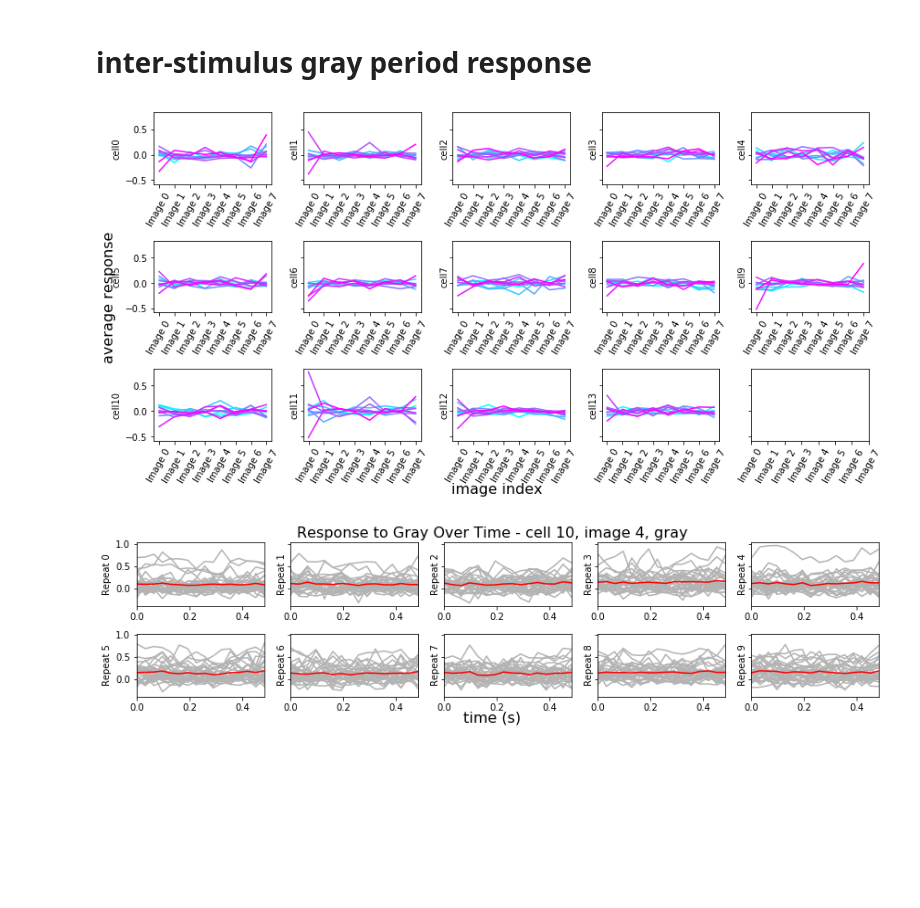
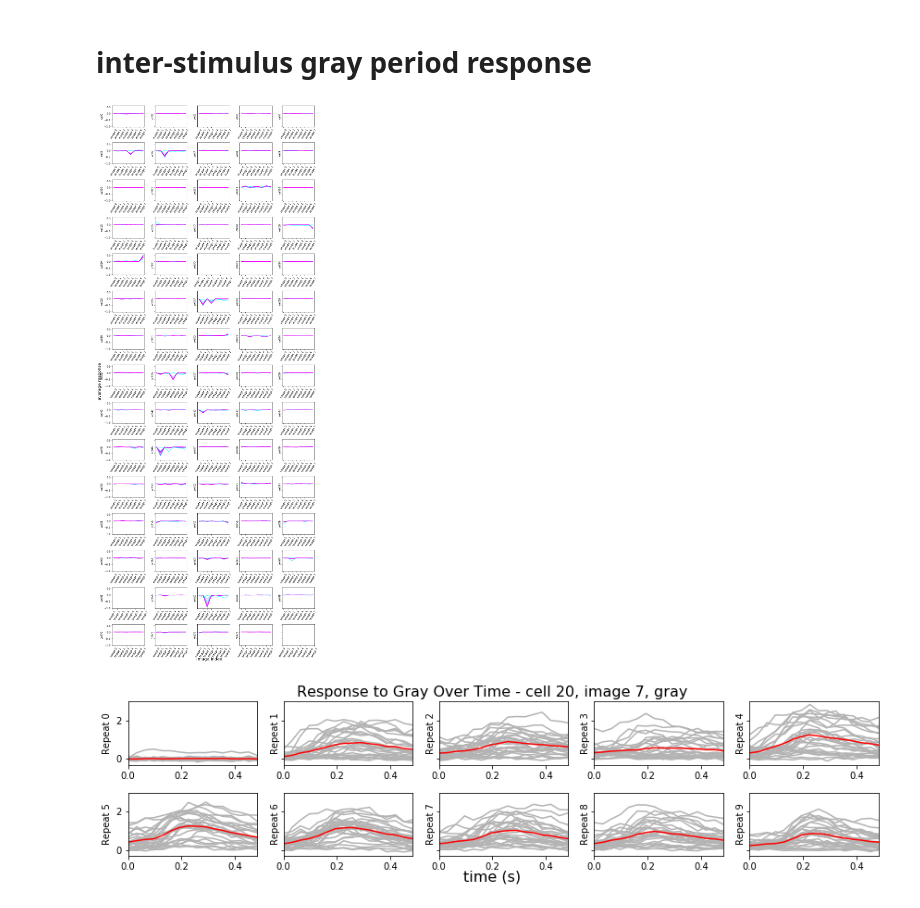
Before and after one commit to hanshuting/swdb_2018_tools, a Jupyter notebook: theory_project/tuning_curve_analysis.ipynb, the cells around one changed output. Cells and saved outputs as stored; diff of their text form; code cells hidden in the pictures; blank space fills up the shorter version.

```diff
--- a/theory_project/tuning_curve_analysis.ipynb
+++ b/theory_project/tuning_curve_analysis.ipynb
@@ -42,8 +41,8 @@ manifest[(manifest['targeted_structure']==targeted_structure) & (manifest['cre_l
 # %% [markdown]
 V1, VIP: experiment_id=695471168, cells are tuned to gray
 # %%
-experiment_id = 661423848
+experiment_id = 648647430
 experiment_container_id = manifest[manifest.experiment_id==experiment_id].experiment_container_id.values[0]
 
 dataset= VisualBehaviorOphysDataset(experiment_id, cache_dir=drive_path)
-dataset.metadata
+# dataset.metadata
@@ -145,10 +153,10 @@ fig.savefig('fig/tuning_curve_flash_' + targeted_structure + '_' + cre_line + '_
 # %%
 cell = 1 # cell index, start from 0
-im = 6 # which image to plot
+im = 0 # which image to plot
 # repeat = 1 # which repeat to plot, start from 0
 
 # get trial data
-im_trials = np.where((trial_len['image']==im_name[im]) & (trial_len['trial_length']>=len_cutoff))[0]
+im_trials = np.where((trial_len['image']==im_name[im]) & (trial_len['trial_length']>len_cutoff))[0]
 trial_rsp_mat = np.zeros([len(im_trials), len_cutoff, int(stim_duration_frame)*2])
 
 for i, trial_block_id in enumerate(im_trials): # loop over trials for the image template
@@ -199,0 +206,14 @@ fig.savefig('fig/cell_response/cell_response_flash_' + targeted_structure + '_'
+# %%
+# plot gain over repeats
+fig, ax = plt.subplots(figsize=[6,3])
+
+ax.errorbar(np.arange(len_cutoff), im_resp_avg[cell,im,:], yerr=im_resp_se[cell,im,:], capsize=3)
+ax.set_xticks(np.arange(len_cutoff))
+# ax.set_ylim(bottom=0)
+ax.set_xlabel('Number of repeats')
+ax.set_ylabel('Gain')
+ax.set_title('Gain Modulation to Flash Over Time - cell ' + str(cell) + ', image ' + str(im), fontsize=16)
+
+plt.show()
+
+fig.savefig('fig/cell_response/cell_response_flash_' + targeted_structure + '_' + cre_line + '_' + str(experiment_id) + '_cell_' + str(cell) + '_image_' + str(im) + '_gain.pdf')
@@ -205,12 +227,14 @@ gray_duration_frame = int(np.ceil(analysis.stimulus_duration*analysis.ophys_fram
 gray_baseline_frame = 3
 
 # get response matrix for each flash in each trial
-avg_resp_gray = np.zeros([num_cell, num_im, len_cutoff]) # num_neuron by num_im by len_cutoff
+avg_resp_gray = [None]*num_im
 
 for im in range(num_im): # loop over image templates
 
-    im_trials = np.where((trial_len['image']==im_name[im]) & (trial_len['trial_length']>=len_cutoff+repeat_start))[0]
-    for trial_block_id in im_trials: # loop over trials for the image template
+    im_trials = np.where((trial_len['image']==im_name[im]) & (trial_len['trial_length']>len_cutoff+repeat_start))[0]
+    avg_resp_gray[im] = np.zeros([num_cell, len_cutoff, len(im_trials)])
+
+    for i, trial_block_id in enumerate(im_trials): # loop over trials for the image template
 
         for repeat_ind, j in enumerate(np.arange(trial_len['trial_start'][trial_block_id]+repeat_start, trial_len['trial_start'][trial_block_id]+len_cutoff+repeat_start, 1)): # loop over flashes in each trial
             flash_start = stim_table['start_time'][j]
@@ -220,7 +244,7 @@ for im in range(num_im): # loop over image templates
             gray_frames_later = np.arange(gray_start+gray_baseline_frame, gray_end)
 
             for neuron in range(num_cell):
-                avg_resp_gray[neuron, im, repeat_ind] = dff[neuron, gray_frames_later].mean() - dff[neuron, gray_frames_baseline].mean()
+                avg_resp_gray[im][neuron, repeat_ind, i] = dff[neuron, gray_frames_later].mean() - dff[neuron, gray_frames_baseline].mean()
 
 
 #################################################################
@@ -232,41 +256,50 @@ color_idx = np.linspace(0, 1, len_cutoff)
 
 # loop over cells
 num_cell_per_row = 5
 cmap = cm.cool
 num_row = int(np.ceil(float(num_cell)/float(num_cell_per_row)))
 
+# collect result from all image templates
+gray_resp_avg = np.zeros([num_cell, num_im, len_cutoff])
+gray_resp_se = np.zeros([num_cell, num_im, len_cutoff])
+
 # create plot
 fig, axes = plt.subplots(num_row, num_cell_per_row, sharey=True, figsize=(12,num_row*2))
 
 for row in range(num_row):
 
     cell_start = row*num_cell_per_row
     cell_end = np.max([row*num_cell_per_row+1, num_cell])
     for cell, ax in zip(np.arange(cell_start, cell_end), axes[row,:]): # loop over cells
 
+        for im in range(num_im):
+            for r in range(len_cutoff):
+                gray_resp_avg[cell, im, r] = np.mean(avg_resp_gray[im][cell, r, :])
+                gray_resp_se[cell, im, r] = np.std(avg_resp_gray[im][cell, r, :])/np.sqrt(avg_resp[im].shape[2])
+
         for i, c in zip(range(len_cutoff),color_idx): # loop over repeats
-            ax.plot(avg_resp_gray[cell,:,i], color=cmap(c))
+            ax.plot(gray_resp_avg[cell,:,i], color=cmap(c))
             ax.set_ylabel('cell' + str(cell))
 
         #ax.set_xticks(range(8), ['Gray 0', 'Gray 1', 'Gray 2', 'Gray 3', 'Gray 4', 'Gray 5', 'Gray 6', 'Gray 7'])#, rotation=40)
 
 fig.text(0.5, 0, 'image index', ha='center', fontsize=16)
 fig.text(0, 0.5, 'average response', va='center', fontsize=16, rotation='vertical')
 plt.setp(axes, xticks=range(8), xticklabels=['Image 0', 'Image 1', 'Image 2', 'Image 3', 'Image 4', 'Image 5', 'Image 6', 'Image 7'])
 for ax in axes.ravel():
     plt.setp(ax.get_xticklabels(), rotation=60)
 plt.tight_layout()
 plt.show()
 
 fig.savefig('fig/tuning_curve_gray_' + targeted_structure + '_' + cre_line + '_' + str(experiment_id) + '.pdf')
 # %% [output]
-[figure, old version]
+[figure, new version]
 # %%
-cell = 10 # cell index, start from 0
-im = 4 # which image to plot
+cell = 20 # cell index, start from 0
+im = 7 # which image to plot
 
 # get trial data
-im_trials = np.where((trial_len['image']==im_name[im]) & (trial_len['trial_length']>=len_cutoff+repeat_start))[0]
+im_trials = np.where((trial_len['image']==im_name[im]) & (trial_len['trial_length']>len_cutoff+repeat_start))[0]
 gray_rsp_mat = np.zeros([len(im_trials), len_cutoff, int(stim_duration_frame)*2])
 
 for i, trial_block_id in enumerate(im_trials): # loop over trials for the image template
@@ -312,4 +345,4 @@ plt.show()
 
 fig.savefig('fig/cell_response/cell_response_gray_' + targeted_structure + '_' + cre_line + '_' + str(experiment_id) + '_cell_' + str(cell) + '_gray_' + str(im) + '.pdf')
 # %% [output]
-[figure, old version]
+[figure, new version]
```
Also changed, not shown: parts of 13 cells of this notebook.
